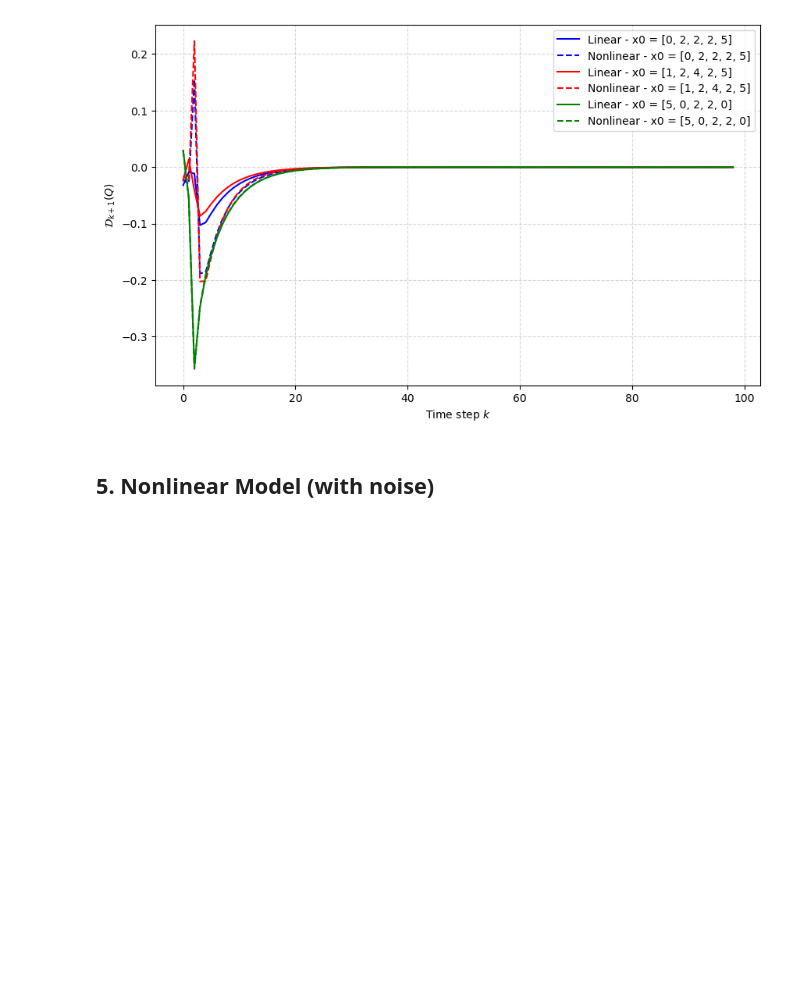
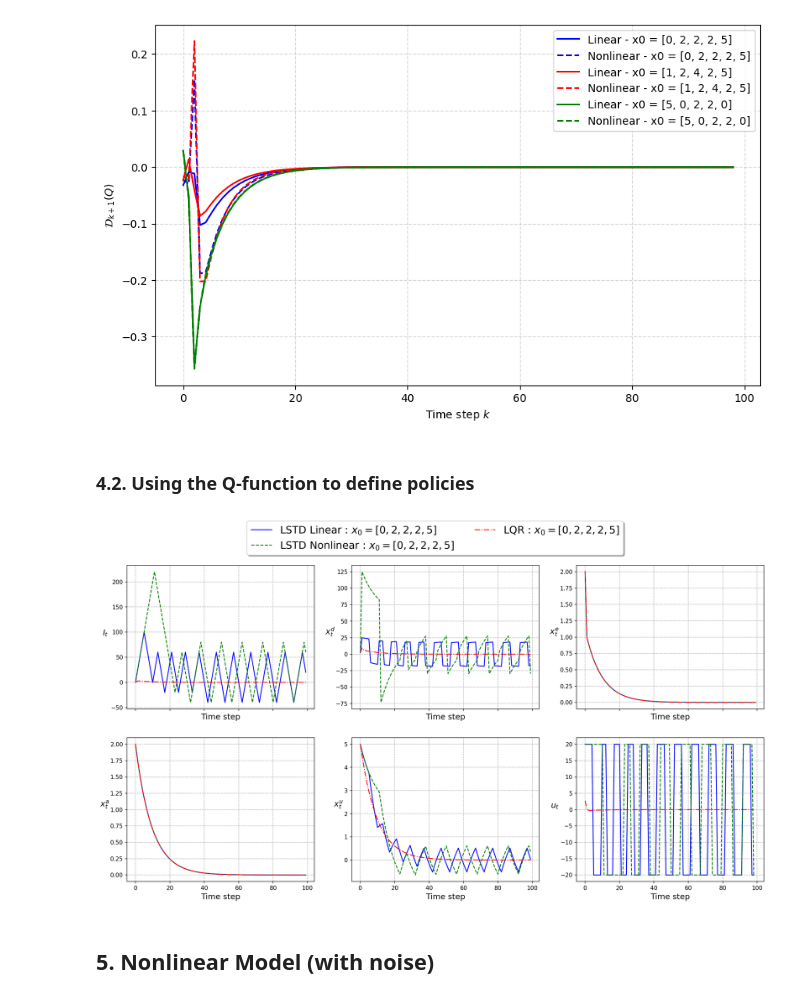
Before and after one commit to TheoHanon/Stochastic-Optimal-Control, a Jupyter notebook: Part III/partIII.ipynb, the cells around one changed output. Saved outputs shown, nothing was run; the diff lists cells and outputs as text; code cells hidden in the pictures; blank space fills up the shorter version.

```diff
--- a/Part III/partIII.ipynb
+++ b/Part III/partIII.ipynb
@@ -285,6 +260,2 @@ plt.show()
-# %%
-def policy_lstd_lin(x: np.ndarray) -> np.ndarray:
-    res = minimize(lambda u: Q_lstd(x, u, theta_lstd_lin, generate_psi_quadratic_without_linear), 1, bounds=[(-5, 5)])
-    return res.x # return the best action
 # %% [markdown]
 ## 4. Nonlinear Model (without noise)
@@ -331,6 +304,38 @@ plt.grid(linestyle='--', alpha=0.5)
 plt.show()
 # %% [output]
 [figure]
+# %% [markdown]
+### 4.2. Using the Q-function to define policies
+# %%
+n_step = 100
+phi = LQR_policy
+psi = generate_psi_quadratic_without_linear
+
+d = 21
+W = 1 * np.eye(d)
+x0 = [0, 2, 2, 2, 5]
+
+data_nl = simulate_nl_model(x0, LQR_policy, n_step, with_noise=False)
+data_linear = simulate_linear_model(x0, LQR_policy, n_step, with_noise=False)
+
+theta_lstd_nl = perform_lstd(phi, cost, psi, W, data_nl, d=d)
+theta_lstd_lin = perform_lstd(phi, cost, psi, W, data_linear, d=d)
+
+def policy_lstd_lin(x: np.ndarray) -> np.ndarray:
+    res = minimize(lambda u: Q_lstd(x, u, theta_lstd_lin, generate_psi_quadratic_without_linear), 1, bounds=[(-20, 20)])
+    return res.x # return the best action
+
+def policy_lstd_nl(x: np.ndarray) -> np.ndarray:
+    res = minimize(lambda u: Q_lstd(x, u, theta_lstd_nl, psi), 1, bounds=[(-20, 20)])
+    return res.x # return the best action
+
+x_lstd_lin, u_lstd_lin = simulate_linear_model(x0, policy_lstd_lin, n_step, with_noise=False)
+x_lstd_nl, u_lstd_nl = simulate_nl_model(x0, policy_lstd_nl, n_step, with_noise=False)
+x_lqr, u_lqr = data_linear
+
+show_trajectories([[x_lstd_lin], [x_lstd_nl], [x_lqr]], [[u_lstd_lin], [u_lstd_nl], [u_lqr]], [x0, x0,x0], ['LSTD Linear',"LSTD Nonlinear", 'LQR'])
+# %% [output]
+[figure, added]
 # %% [markdown]
 ## 5. Nonlinear Model (with noise)
 # %% [markdown]
```
Also changed, not shown: parts of 9 cells of this notebook, 1 other file.
